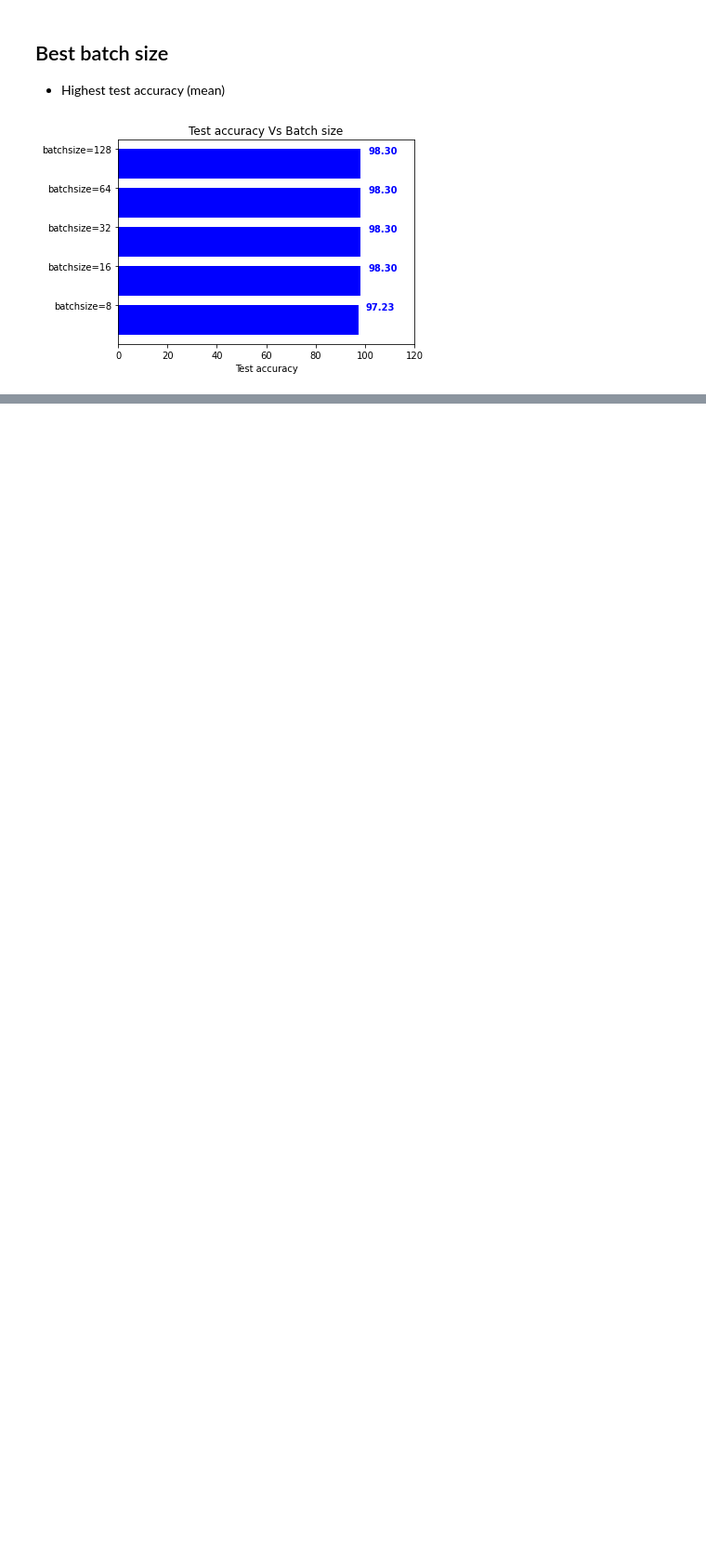
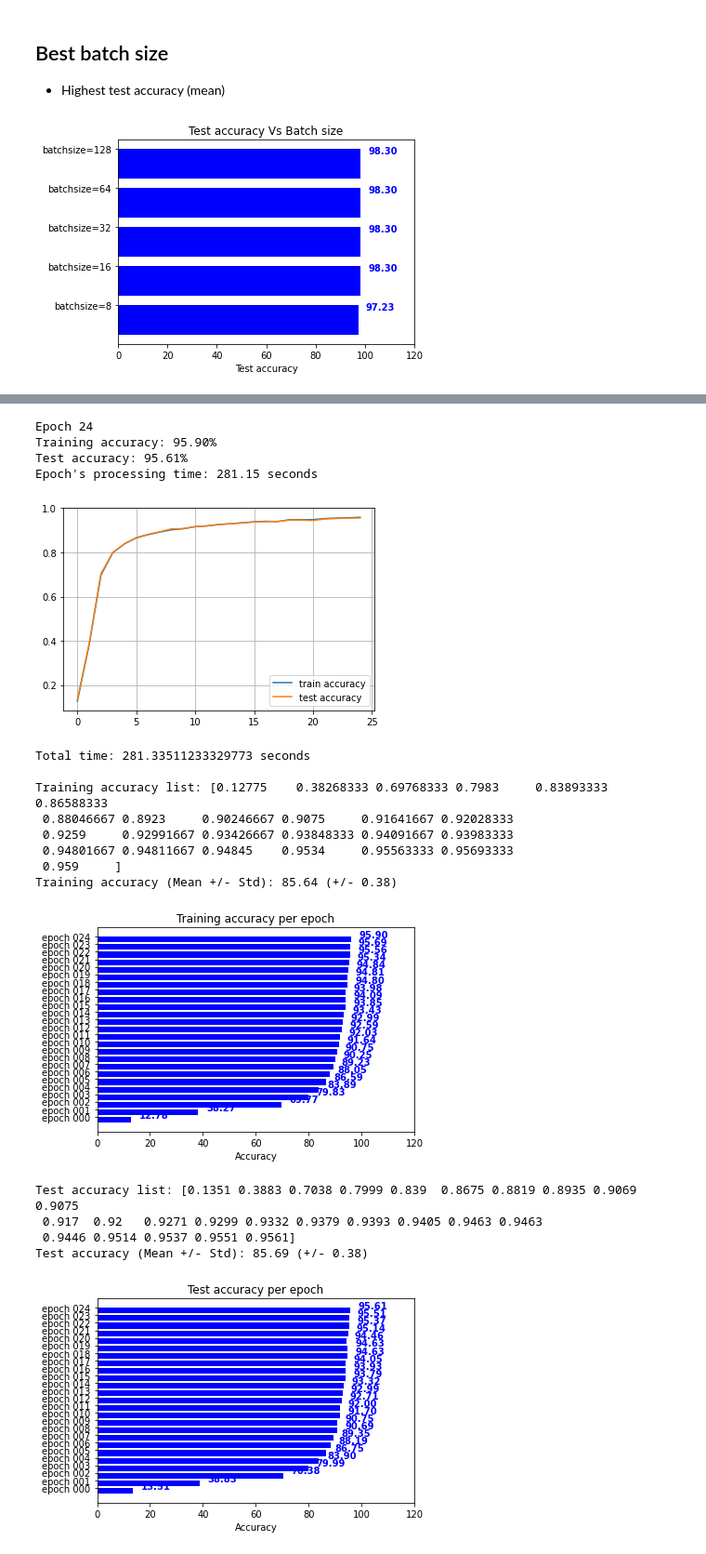
Before and after one commit to ramonfigueiredo/comp551-2020-p3_classification_of_image_data, a Jupyter notebook: code/group10_2_MLP_MNIST.ipynb, the cells around one changed output, grey strips where cells are left out. Shown at 93% size. Saved outputs shown, nothing was run; the diff lists cells and outputs as text; code cells hidden in the pictures; blank space fills up the shorter version.

```diff
--- a/code/group10_2_MLP_MNIST.ipynb
+++ b/code/group10_2_MLP_MNIST.ipynb
@@ -992,0 +1159,4 @@ Epoch time (Mean +/- Std): 89.95 (+/- 100.46)
+# %%
+dense_output_units=[100, 200, 300]
+
+network = get_network(input_units=X_train.shape[1], output_units=10, epochs=25, dense_output_units=dense_output_units, activation_function=ActivationFunction.SIGMOID, print_network=True)
@@ -992,0 +1172,22 @@ Epoch time (Mean +/- Std): 89.95 (+/- 100.46)
+# %%
+mlp_training(network, input_units=X_train.shape[1], output_units=10, learning_rate=0.001, epochs=25, dense_output_units=dense_output_units, batchsize=128, shuffle=True)
+# %% [output]
+Epoch 24
+Training accuracy: 95.90%
+Test accuracy: 95.61%
+Epoch's processing time: 281.15 seconds
+[figure, added]
+Total time: 281.33511233329773 seconds
+
+Training accuracy list: [0.12775    0.38268333 0.69768333 0.7983     0.83893333 0.86588333
+ 0.88046667 0.8923     0.90246667 0.9075     0.91641667 0.92028333
+ 0.9259     0.92991667 0.93426667 0.93848333 0.94091667 0.93983333
+ 0.94801667 0.94811667 0.94845    0.9534     0.95563333 0.95693333
+ 0.959     ]
+Training accuracy (Mean +/- Std): 85.64 (+/- 0.38)
+[figure, added]
+Test accuracy list: [0.1351 0.3883 0.7038 0.7999 0.839  0.8675 0.8819 0.8935 0.9069 0.9075
+ 0.917  0.92   0.9271 0.9299 0.9332 0.9379 0.9393 0.9405 0.9463 0.9463
+ 0.9446 0.9514 0.9537 0.9551 0.9561]
+Test accuracy (Mean +/- Std): 85.69 (+/- 0.38)
+[figure, added]
```
Also changed, not shown: parts of 67 cells of this notebook.
